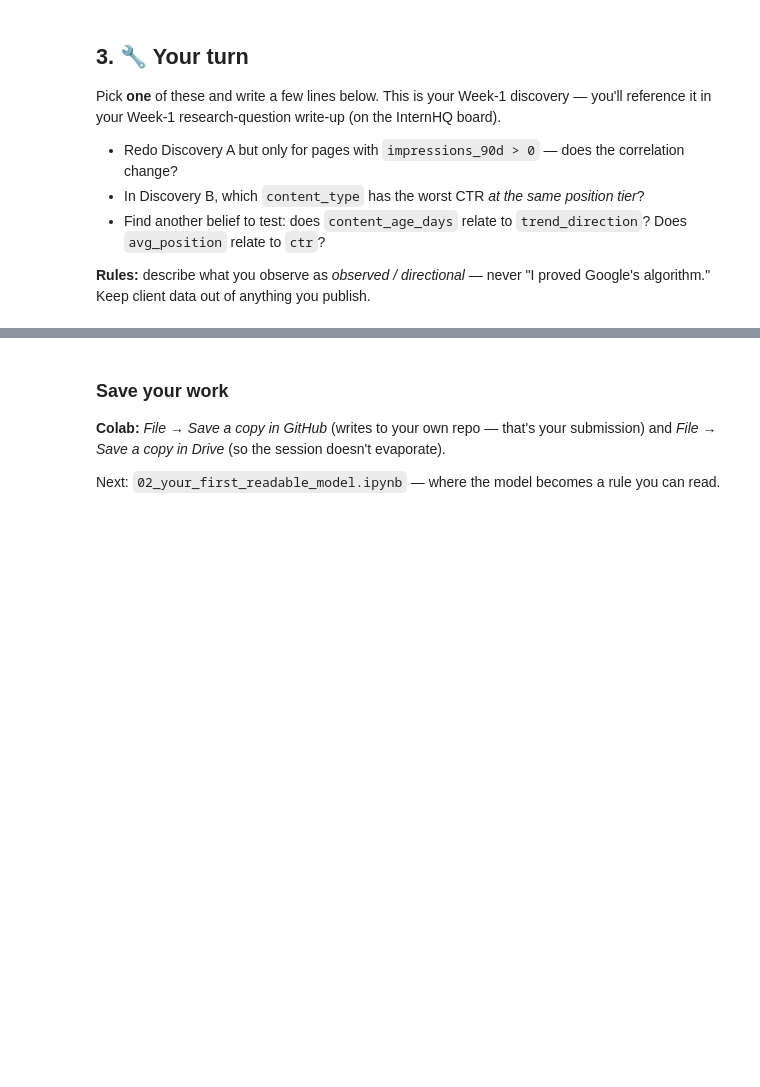
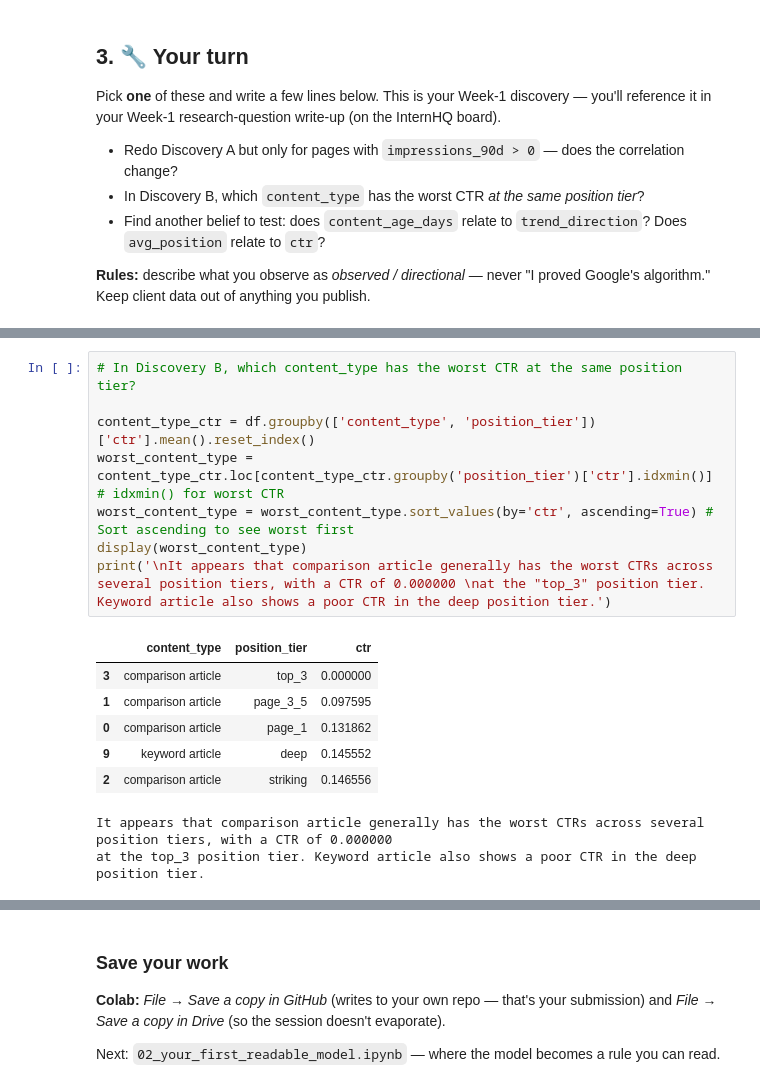
Before and after one commit to Samiya-AW/FlyRankAI-ML-Internship-assignment-capstone, a Jupyter notebook: notebooks/01_first_look_and_discovery.ipynb, the cells around one changed output, grey strips where cells are left out. Cells and saved outputs as stored; diff of their text form; blank space fills up the shorter version.

```diff
--- a/notebooks/01_first_look_and_discovery.ipynb
+++ b/notebooks/01_first_look_and_discovery.ipynb
@@ -101,0 +169,17 @@ Pick **one** of these and write a few lines below. This is your Week-1 discovery
+# %%
+# In Discovery B, which content_type has the worst CTR at the same position tier?
+
+content_type_ctr = df.groupby(['content_type', 'position_tier'])['ctr'].mean().reset_index()
+worst_content_type = content_type_ctr.loc[content_type_ctr.groupby('position_tier')['ctr'].idxmin()] # idxmin() for worst CTR
+worst_content_type = worst_content_type.sort_values(by='ctr', ascending=True) # Sort ascending to see worst first
+display(worst_content_type)
+print('\nIt appears that comparison article generally has the worst CTRs across several position tiers, with a CTR of 0.000000 \nat the "top_3" position tier. Keyword article also shows a poor CTR in the deep position tier.')
+# %% [output]
+|  | content_type | position_tier | ctr |
+| 3 | comparison article | top_3 | 0.000000 |
+| 1 | comparison article | page_3_5 | 0.097595 |
+| 0 | comparison article | page_1 | 0.131862 |
+| 9 | keyword article | deep | 0.145552 |
+| 2 | comparison article | striking | 0.146556 |
+It appears that comparison article generally has the worst CTRs across several position tiers, with a CTR of 0.000000
+at the top_3 position tier. Keyword article also shows a poor CTR in the deep position tier.
```
Also changed, not shown: parts of 10 cells of this notebook.
